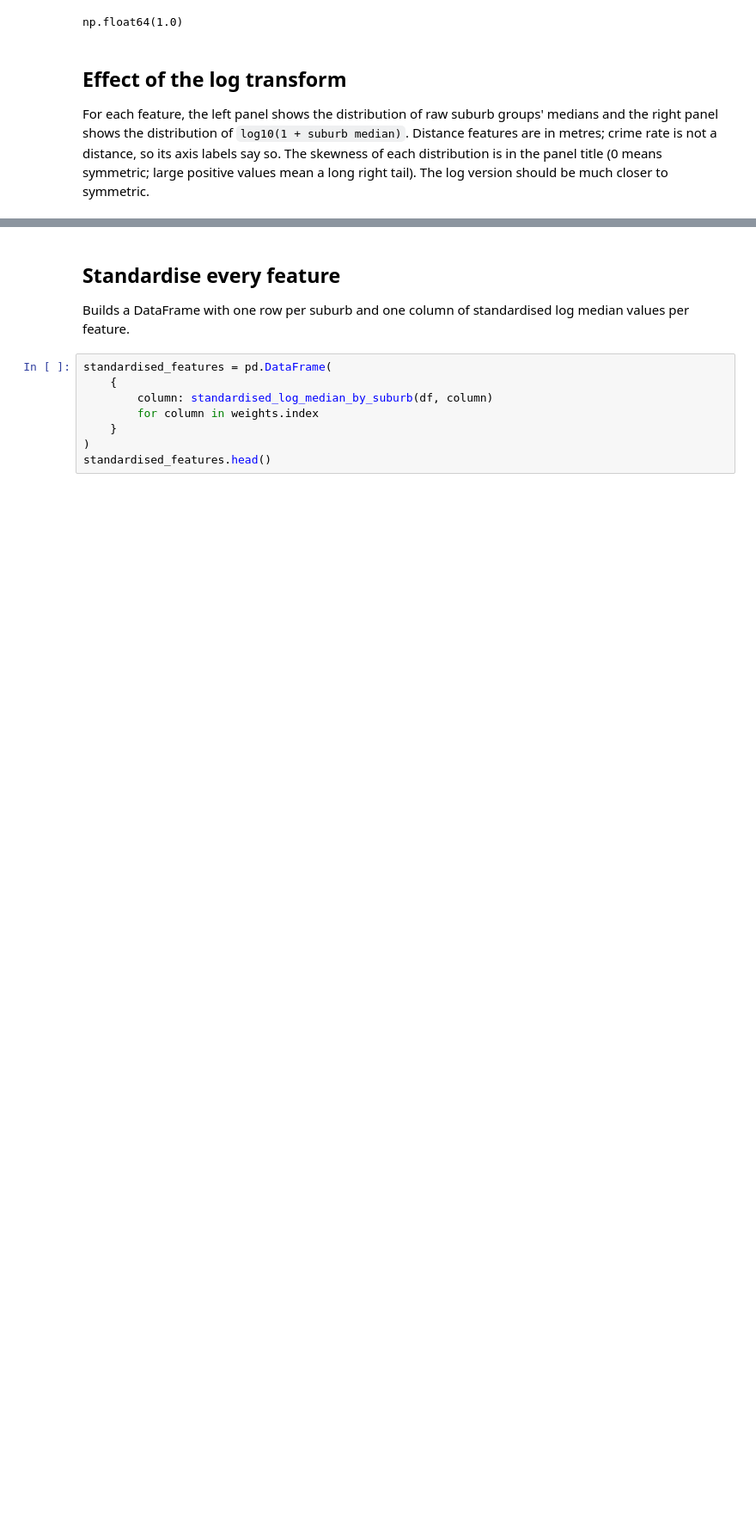
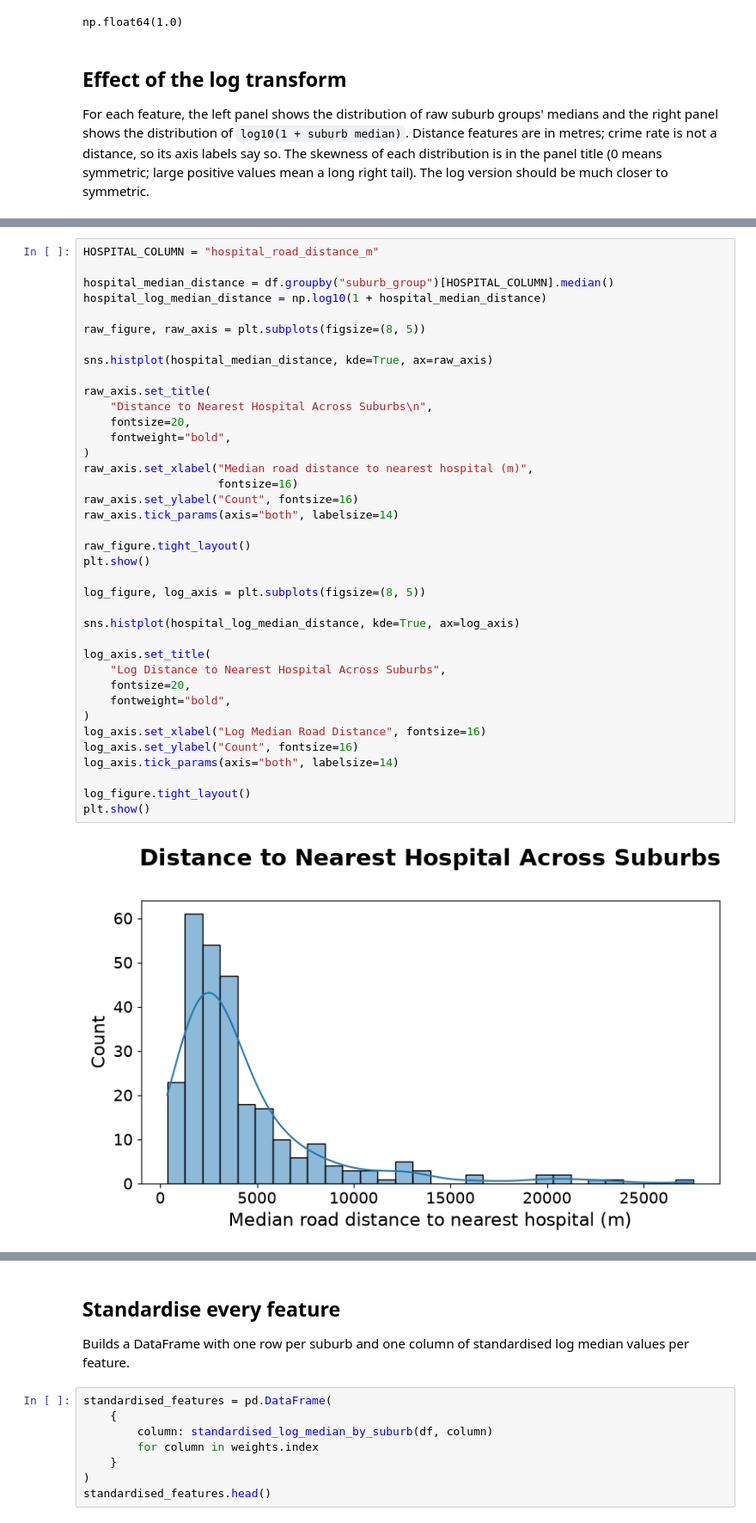
Before and after one commit to NikhilGaba49/industry-project-group-1, a Jupyter notebook: notebooks/calculate_liveability.ipynb, the cells around one changed output, grey strips where cells are left out. Shown at 86% size. Cells and saved outputs as stored; diff of their text form; blank space fills up the shorter version.

```diff
--- a/notebooks/calculate_liveability.ipynb
+++ b/notebooks/calculate_liveability.ipynb
@@ -180,0 +228,40 @@ plt.show()
+# %%
+HOSPITAL_COLUMN = "hospital_road_distance_m"
+
+hospital_median_distance = df.groupby("suburb_group")[HOSPITAL_COLUMN].median()
+hospital_log_median_distance = np.log10(1 + hospital_median_distance)
+
+raw_figure, raw_axis = plt.subplots(figsize=(8, 5))
+
+sns.histplot(hospital_median_distance, kde=True, ax=raw_axis)
+
+raw_axis.set_title(
+    "Distance to Nearest Hospital Across Suburbs\n",
+    fontsize=20,
+    fontweight="bold",
+)
+raw_axis.set_xlabel("Median road distance to nearest hospital (m)",
+                    fontsize=16)
+raw_axis.set_ylabel("Count", fontsize=16)
+raw_axis.tick_params(axis="both", labelsize=14)
+
+raw_figure.tight_layout()
+plt.show()
+
+log_figure, log_axis = plt.subplots(figsize=(8, 5))
+
+sns.histplot(hospital_log_median_distance, kde=True, ax=log_axis)
+
+log_axis.set_title(
+    "Log Distance to Nearest Hospital Across Suburbs",
+    fontsize=20,
+    fontweight="bold",
+)
+log_axis.set_xlabel("Log Median Road Distance", fontsize=16)
+log_axis.set_ylabel("Count", fontsize=16)
+log_axis.tick_params(axis="both", labelsize=14)
+
+log_figure.tight_layout()
+plt.show()
+# %% [output]
+[figure, added]
```
Also changed, not shown: parts of 6 cells of this notebook, 5 other files.
